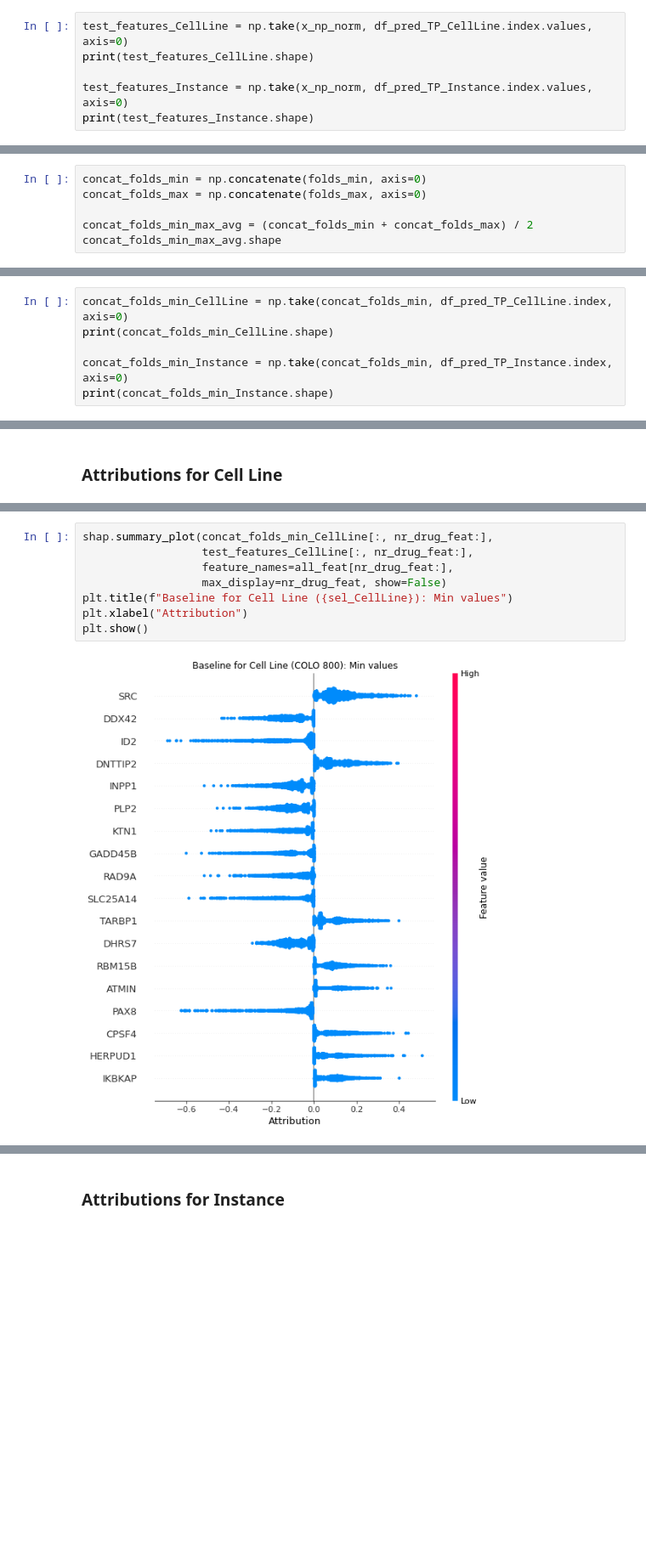
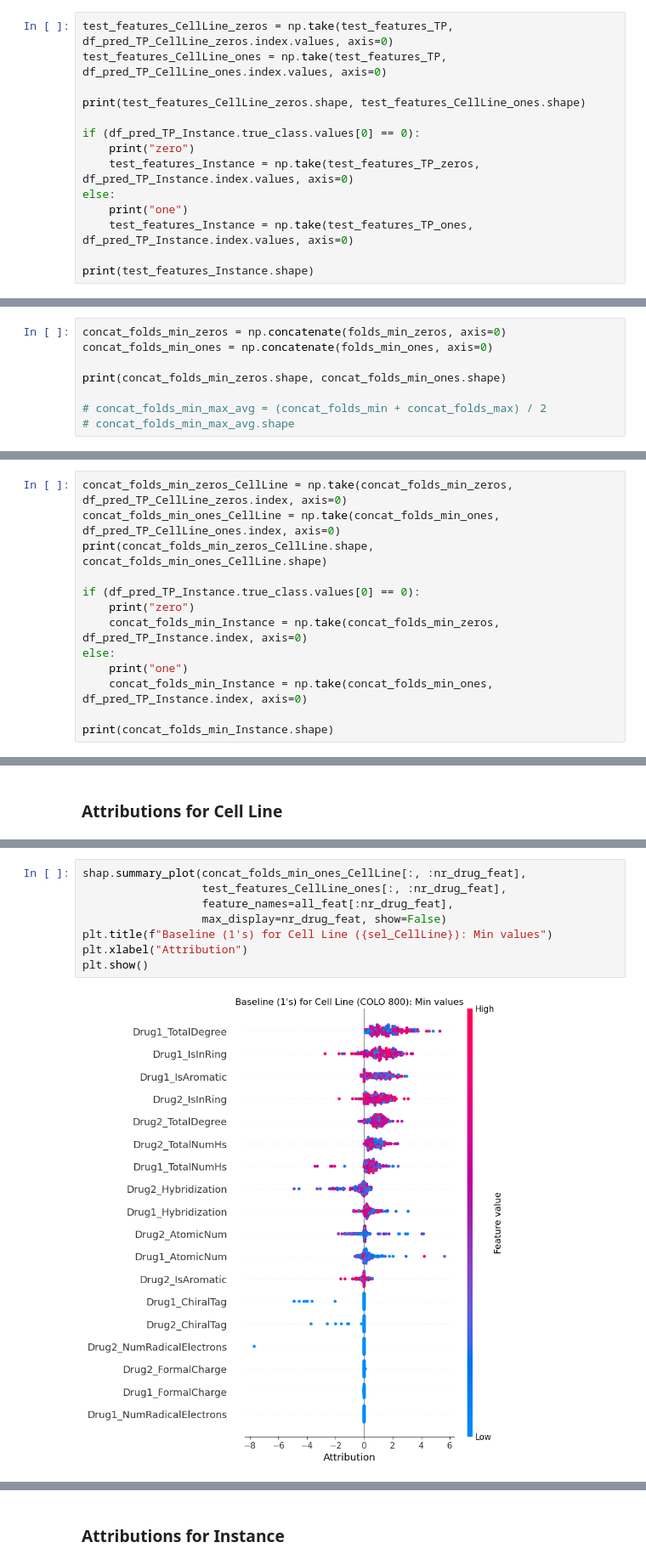
Before and after one commit to uzh-dqbm-cmi/graphnn, a Jupyter notebook: notebooks/AltModels/DeepAdr_train_eval-DrugComb-v1.5-5foldCV-AltModels-DeepSynergy.ipynb, the cells around one changed output, grey strips where cells are left out. Shown at 85% size. Drawn from its saved outputs; the diff is of its cells as text; blank space fills up the shorter version.

```diff
--- a/notebooks/AltModels/DeepAdr_train_eval-DrugComb-v1.5-5foldCV-AltModels-DeepSynergy.ipynb
+++ b/notebooks/AltModels/DeepAdr_train_eval-DrugComb-v1.5-5foldCV-AltModels-DeepSynergy.ipynb
@@ -592,7 +747,15 @@ test_features.shape
 # %%
-test_features_CellLine = np.take(x_np_norm, df_pred_TP_CellLine.index.values, axis=0)
-print(test_features_CellLine.shape)
+test_features_CellLine_zeros = np.take(test_features_TP, df_pred_TP_CellLine_zeros.index.values, axis=0)
+test_features_CellLine_ones = np.take(test_features_TP, df_pred_TP_CellLine_ones.index.values, axis=0)
 
-test_features_Instance = np.take(x_np_norm, df_pred_TP_Instance.index.values, axis=0)
+print(test_features_CellLine_zeros.shape, test_features_CellLine_ones.shape)
+
+if (df_pred_TP_Instance.true_class.values[0] == 0):
+    print("zero")
+    test_features_Instance = np.take(test_features_TP_zeros, df_pred_TP_Instance.index.values, axis=0)
+else:
+    print("one")
+    test_features_Instance = np.take(test_features_TP_ones, df_pred_TP_Instance.index.values, axis=0)
+
 print(test_features_Instance.shape)
 # %% [output]
@@ -676,7 +869,9 @@ print(len(folds_min), len(folds_max))
 # %%
-concat_folds_min = np.concatenate(folds_min, axis=0)
-concat_folds_max = np.concatenate(folds_max, axis=0)
+concat_folds_min_zeros = np.concatenate(folds_min_zeros, axis=0)
+concat_folds_min_ones = np.concatenate(folds_min_ones, axis=0)
 
-concat_folds_min_max_avg = (concat_folds_min + concat_folds_max) / 2
-concat_folds_min_max_avg.shape
+print(concat_folds_min_zeros.shape, concat_folds_min_ones.shape)
+
+# concat_folds_min_max_avg = (concat_folds_min + concat_folds_max) / 2
+# concat_folds_min_max_avg.shape
 # %% [output]
@@ -690,7 +938,14 @@ concat_folds_min_max_avg.shape
 # %%
-concat_folds_min_CellLine = np.take(concat_folds_min, df_pred_TP_CellLine.index, axis=0)
-print(concat_folds_min_CellLine.shape)
+concat_folds_min_zeros_CellLine = np.take(concat_folds_min_zeros, df_pred_TP_CellLine_zeros.index, axis=0)
+concat_folds_min_ones_CellLine = np.take(concat_folds_min_ones, df_pred_TP_CellLine_ones.index, axis=0)
+print(concat_folds_min_zeros_CellLine.shape, concat_folds_min_ones_CellLine.shape)
 
-concat_folds_min_Instance = np.take(concat_folds_min, df_pred_TP_Instance.index, axis=0)
+if (df_pred_TP_Instance.true_class.values[0] == 0):
+    print("zero")
+    concat_folds_min_Instance = np.take(concat_folds_min_zeros, df_pred_TP_Instance.index, axis=0)
+else:
+    print("one")
+    concat_folds_min_Instance = np.take(concat_folds_min_ones, df_pred_TP_Instance.index, axis=0)
+
 print(concat_folds_min_Instance.shape)
 # %% [output]
@@ -834,10 +1110,10 @@ plt.show()
 # %%
-shap.summary_plot(concat_folds_min_CellLine[:, nr_drug_feat:],
-                  test_features_CellLine[:, nr_drug_feat:],
-                  feature_names=all_feat[nr_drug_feat:],
+shap.summary_plot(concat_folds_min_ones_CellLine[:, :nr_drug_feat],
+                  test_features_CellLine_ones[:, :nr_drug_feat],
+                  feature_names=all_feat[:nr_drug_feat],
                   max_display=nr_drug_feat, show=False)
-plt.title(f"Baseline for Cell Line ({sel_CellLine}): Min values")
+plt.title(f"Baseline (1's) for Cell Line ({sel_CellLine}): Min values")
 plt.xlabel("Attribution")
 plt.show()
 # %% [output]
-[figure, old version]
+[figure, new version]
```
Also changed, not shown: parts of 68 cells of this notebook, 1 other file.
